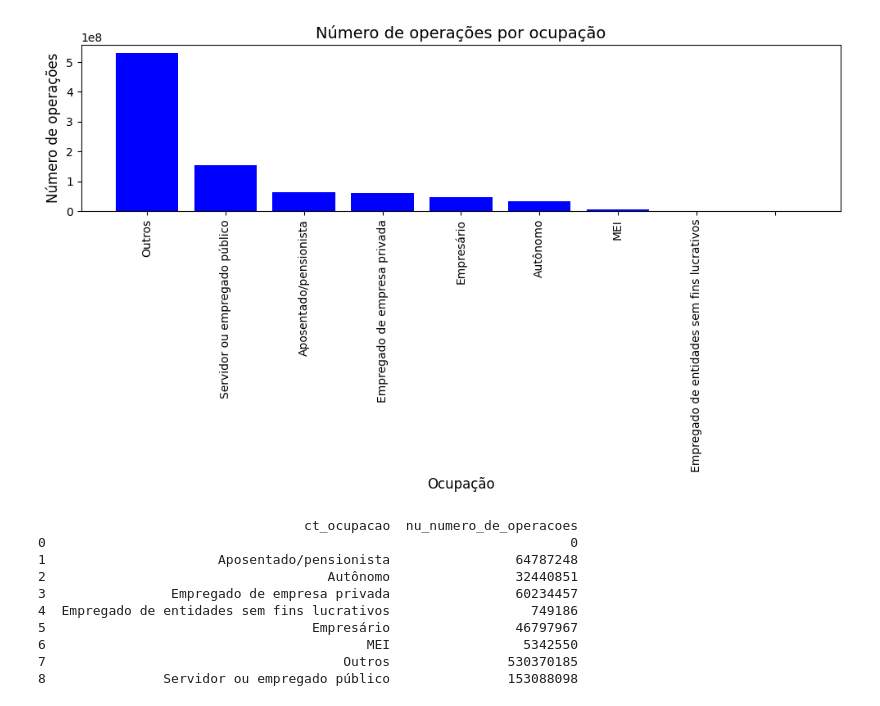
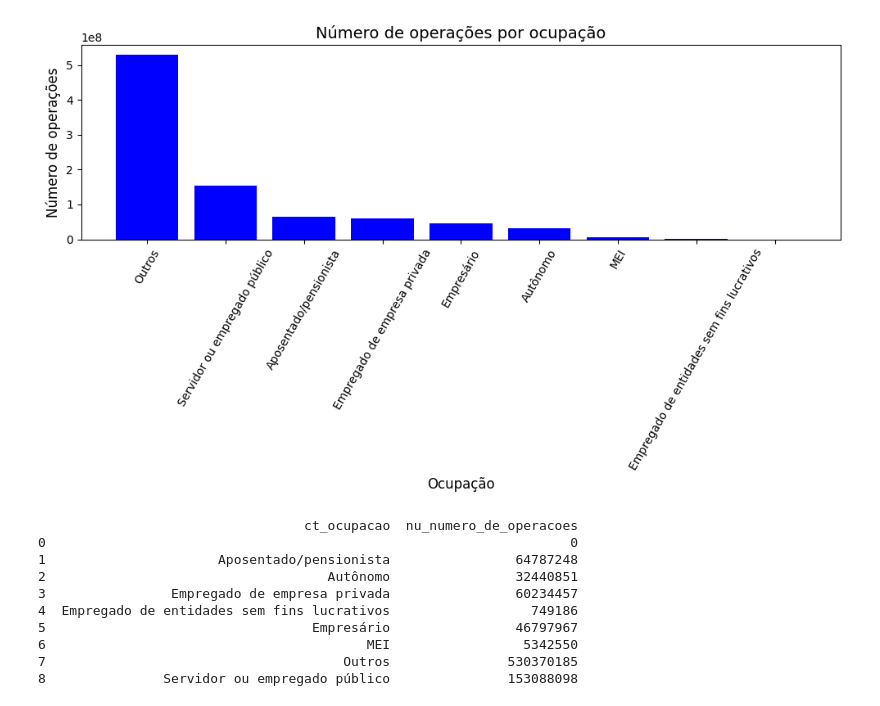
Before and after one commit to AutoProvision/market-analysis.notebook, a Jupyter notebook: analysis_pf.ipynb, the cells around one changed output. Cells and saved outputs as stored; diff of their text form; code cells hidden in the pictures.

```diff
--- a/analysis_pf.ipynb
+++ b/analysis_pf.ipynb
@@ -8,6 +15,6 @@ import matplotlib.pyplot as plt
 pd.options.display.float_format = '{:.2f}'.format
 # %%
-df = pd.read_parquet('data/trusted/df.parquet')
+df = pd.read_parquet('data/refined/df.parquet')
 # %%
 df = df[df['ct_classificacao'] == 'PF']
 # %%
@@ -74,25 +180,19 @@ print(df_grouped)
 # %%
-# Agrupar os dados pela ocupação e somar a Carteira Inadimplida Arrastada
 df_grouped = df.groupby('ct_ocupacao')['nu_numero_de_operacoes'].sum().reset_index()
 
-# Ordenar os dados para visualização mais clara
 df_grouped = df_grouped.sort_values(by='nu_numero_de_operacoes', ascending=False)
 
-# Plotar o gráfico
 plt.figure(figsize=(10, 6))
 plt.bar(df_grouped['ct_ocupacao'], df_grouped['nu_numero_de_operacoes'], color='blue')
 
-# Configurar título e rótulos dos eixos
 plt.title('Número de operações por ocupação', fontsize=14)
 plt.xlabel('Ocupação', fontsize=12)
 plt.ylabel('Número de operações', fontsize=12)
 
-# Rotacionar os rótulos do eixo X para facilitar a leitura
-plt.xticks(rotation=90)
+plt.xticks(rotation=60)
 
-# Exibir o gráfico
 plt.tight_layout()
 plt.show()
 # %% [output]
-[figure, old version]
+[figure, new version]
 # %%
```
Also changed, not shown: parts of 15 cells of this notebook, 2 other files.
